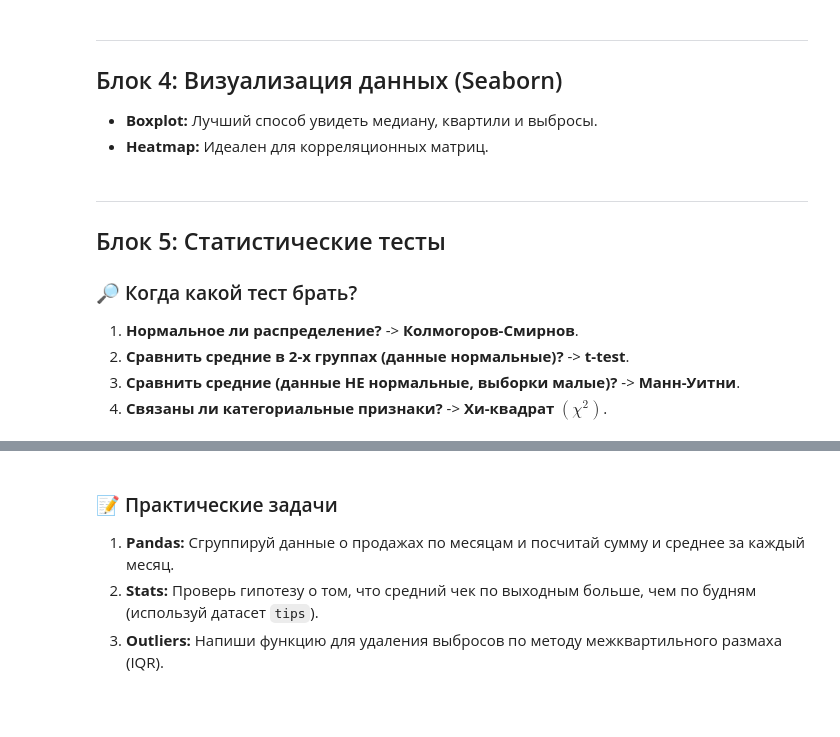
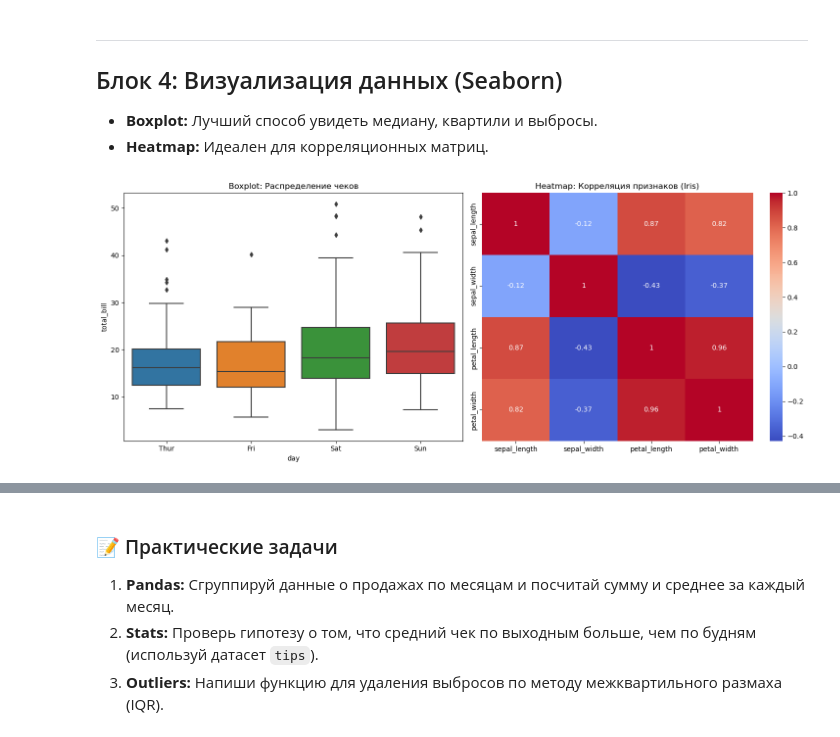
Before and after one commit to V1NCHES/Theory-Archive, a Jupyter notebook: Data_Analysis_Handbook.ipynb, the cells around one changed output, grey strips where cells are left out. Saved outputs shown, nothing was run; the diff lists cells and outputs as text; code cells hidden in the pictures; blank space fills up the shorter version.

```diff
--- a/Data_Analysis_Handbook.ipynb
+++ b/Data_Analysis_Handbook.ipynb
@@ -72,9 +134,21 @@ plt.show()
-# %% [markdown]
----
-## Блок 5: Статистические тесты
-
-### 🔎 Когда какой тест брать?
-1. **Нормальное ли распределение?** -> **Колмогоров-Смирнов**.
-2. **Сравнить средние в 2-х группах (данные нормальные)?** -> **t-test**.
-3. **Сравнить средние (данные НЕ нормальные, выборки малые)?** -> **Манн-Уитни**.
-4. **Связаны ли категориальные признаки?** -> **Хи-квадрат $(\chi^2)$**.
+# %%
+import seaborn as sns
+import matplotlib.pyplot as plt
+
+fig, axes = plt.subplots(1, 2, figsize=(15, 6))
+
+# 1. Boxplot - поиск выбросов
+tips = sns.load_dataset("tips")
+sns.boxplot(x="day", y="total_bill", data=tips, ax=axes[0])
+axes[0].set_title("Boxplot: Распределение чеков")
+
+# 2. Heatmap - корреляция признаков
+# Загрузим датасет с числами для корреляции
+iris = sns.load_dataset("iris")
+sns.heatmap(iris.corr(numeric_only=True), annot=True, cmap='coolwarm', ax=axes[1])
+axes[1].set_title("Heatmap: Корреляция признаков (Iris)")
+
+plt.tight_layout()
+plt.show()
+# %% [output]
+[figure, added]
```
Also changed, not shown: parts of 12 cells of this notebook, 2 other files.
